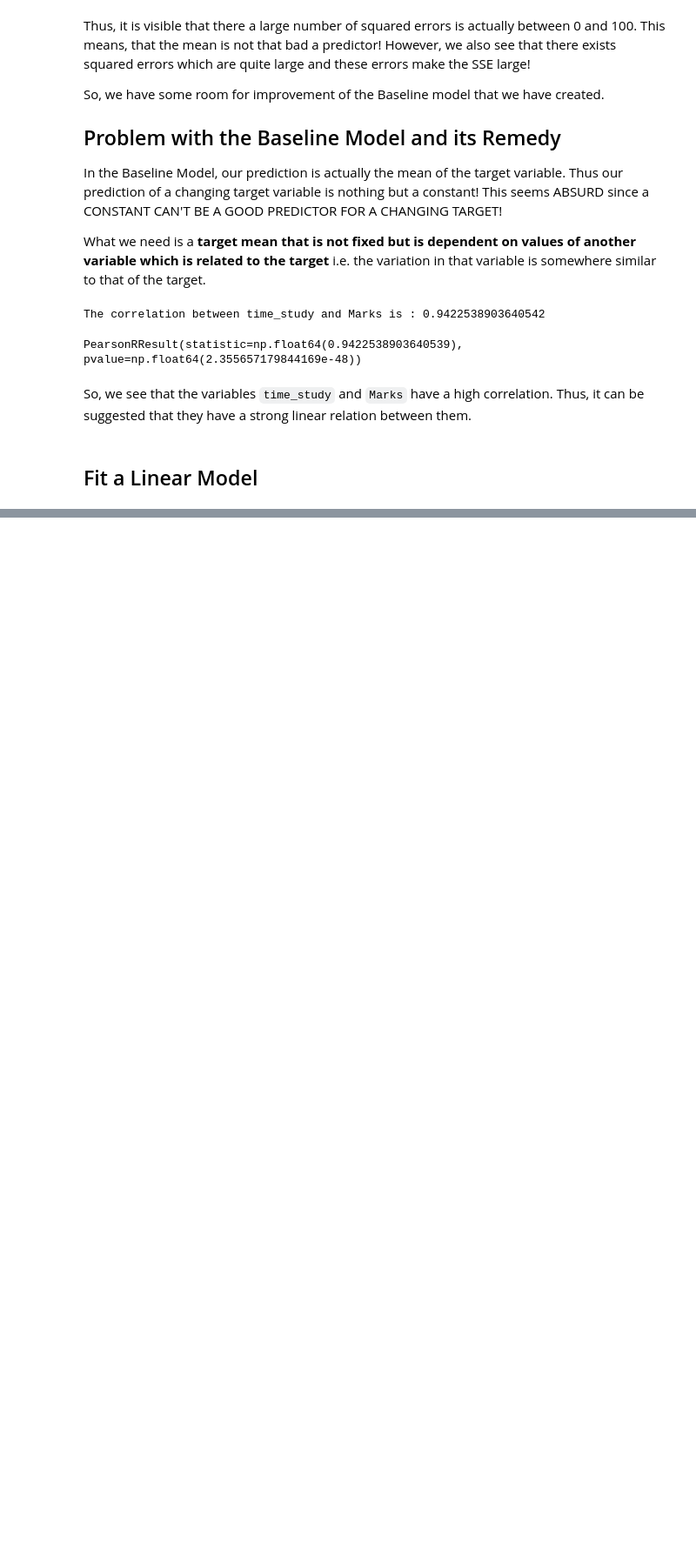
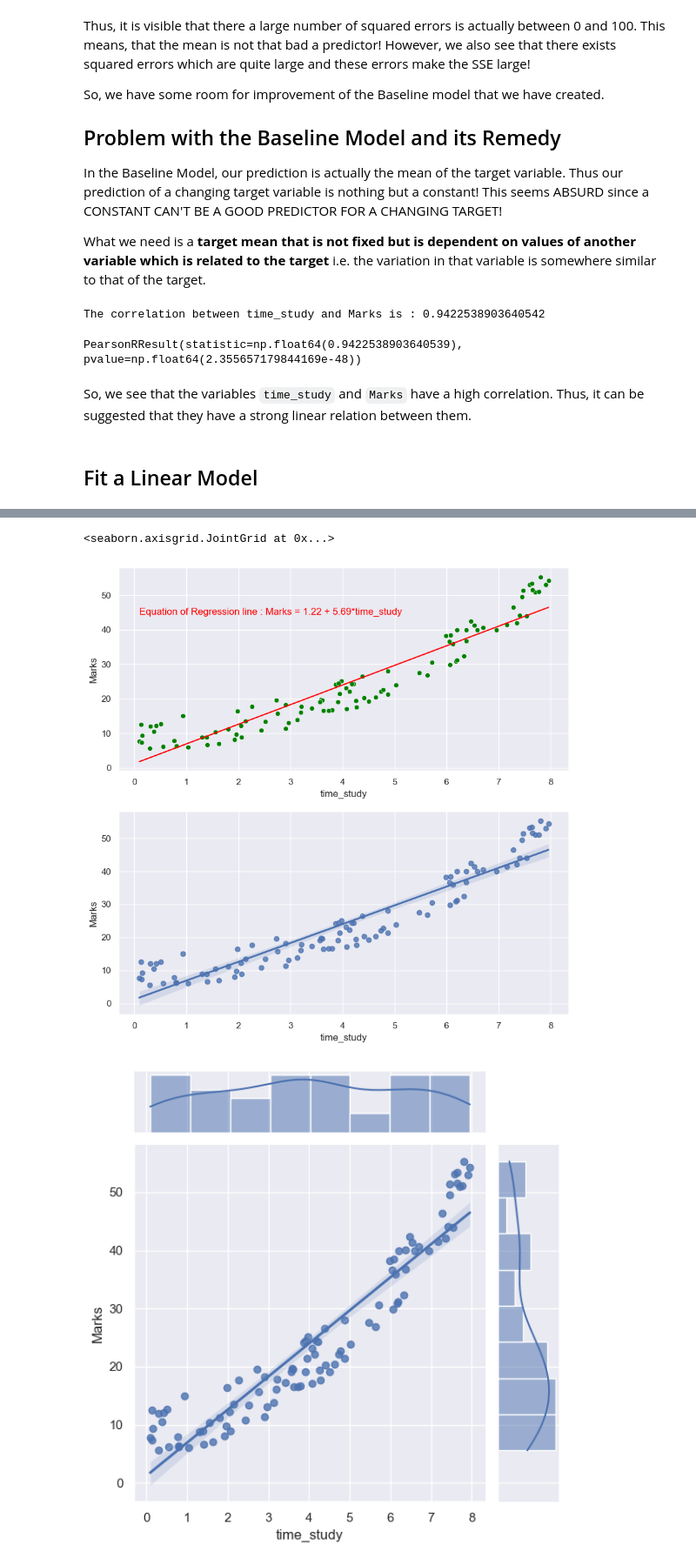
Before and after one commit to basu-binayak/GroundUpML, a Jupyter notebook: Linear Regression/Simple Linear Regression/simple_linear_regression_scratch.ipynb, the cells around one changed output, grey strips where cells are left out. Shown: that part at 87% size. Drawn from its saved outputs; the diff is of its cells as text; code cells hidden in the pictures; blank space fills up the shorter version.

```diff
--- a/Linear Regression/Simple Linear Regression/simple_linear_regression_scratch.ipynb
+++ b/Linear Regression/Simple Linear Regression/simple_linear_regression_scratch.ipynb
@@ -282,0 +322,36 @@ x = model_data['']
+# %%
+# let us visualize the regression line
+
+# first let us do a scatter plot as above
+fig, axes = plt.subplots(2,1 ,figsize=(10,10))
+sns.scatterplot(data=model_data,
+                x = model_data['time_study'],
+                y = model_data['Marks'],
+                ax = axes[0] ,
+                color = 'green')
+
+# before we do the lineplot let us for a data frame whcih consists of the predictions
+model_pred = pd.DataFrame({'time_study': x, 'Marks_pred': y_pred})
+
+sns.lineplot(data=model_pred,
+             x = model_pred['time_study'],
+             y = model_pred['Marks_pred'],
+             ax = axes[0],
+             color = 'red')
+
+# annotate
+axes[0].text(x = np.min(model_data['time_study']),
+        y = mean_marks+20,
+        s = f"Equation of Regression line : Marks = {b_0:.2f} + {b_1:.2f}*time_study",
+        color = 'red',
+        fontsize = 12)
+
+# let us also use the replot od sns
+sns.regplot(data=model_data , x = 'time_study', y = 'Marks', ax=axes[1])
+
+# now use a jointplot to do the same - note jointplot is a figure-level function like lmplot - hence no ax
+sns.jointplot(x='time_study', y='Marks', data=model_data, kind="reg")
+# %% [output]
+<seaborn.axisgrid.JointGrid at 0x...>
+[figure, added]
+[figure, added]
```
Also changed, not shown: parts of 7 cells of this notebook.
